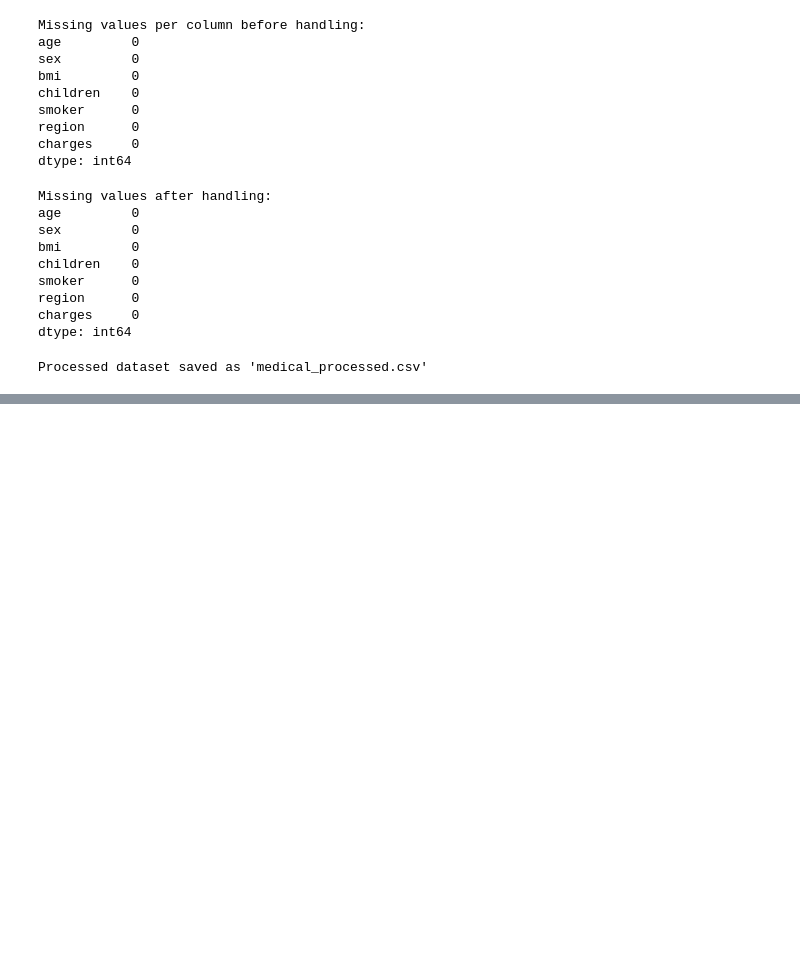
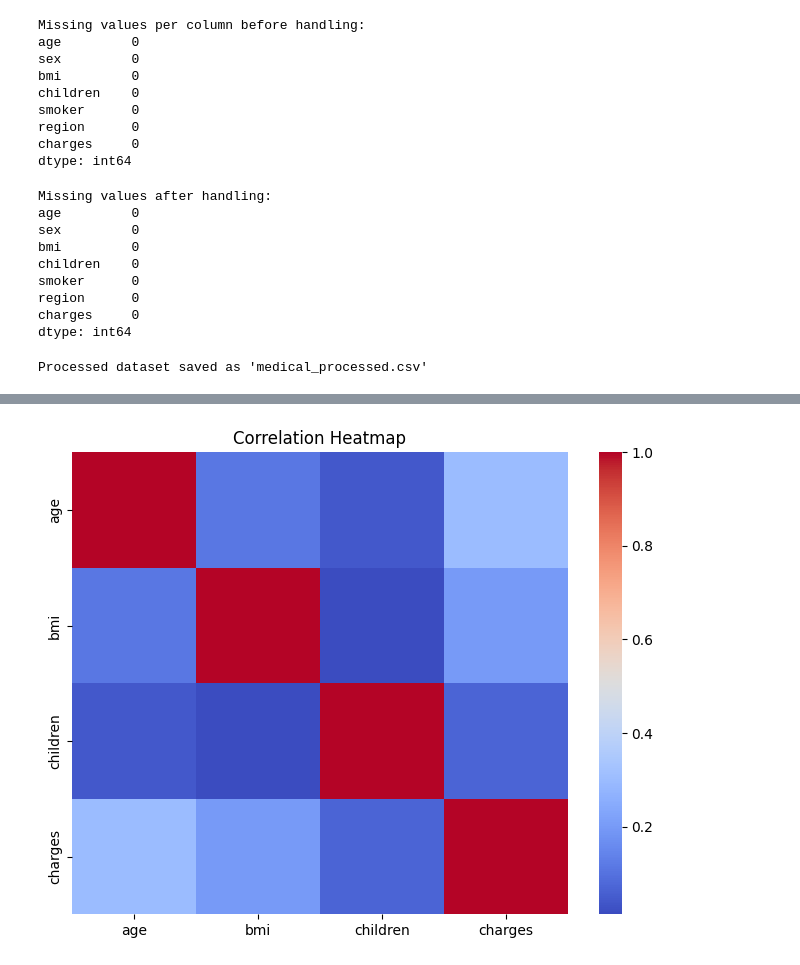
Before and after one commit to smrnchoubey-ops/Machinelearning2026_Kshama, a Jupyter notebook: notebooks/01-processing.ipynb, the cells around one changed output, grey strips where cells are left out. Drawn from its saved outputs; the diff is of its cells as text; code cells hidden in the pictures; blank space fills up the shorter version.

```diff
--- a/notebooks/01-processing.ipynb
+++ b/notebooks/01-processing.ipynb
@@ -69,0 +132,11 @@ Processed dataset saved as 'medical_processed.csv'
+# %%
+import matplotlib.pyplot as plt
+import seaborn as sns
+plt.figure(figsize=(8,6))
+# Select only numeric columns for correlation to avoid string conversion errors
+numeric_df = medical_df.select_dtypes(include='number')
+sns.heatmap(numeric_df.corr(), annot=False, cmap='coolwarm')
+plt.title('Correlation Heatmap')
+plt.show()
+# %% [output]
+[figure, added]
```
Also changed, not shown: parts of 4 cells of this notebook.
